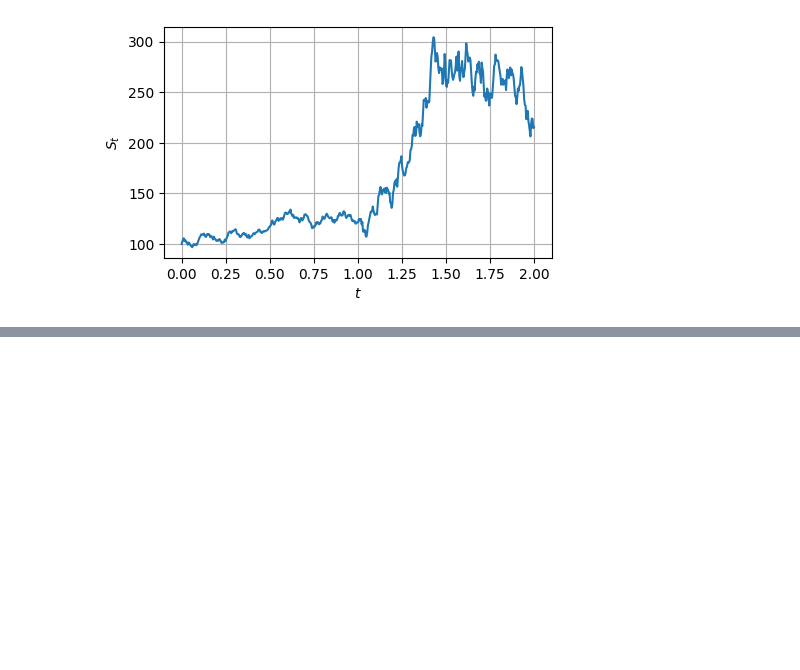
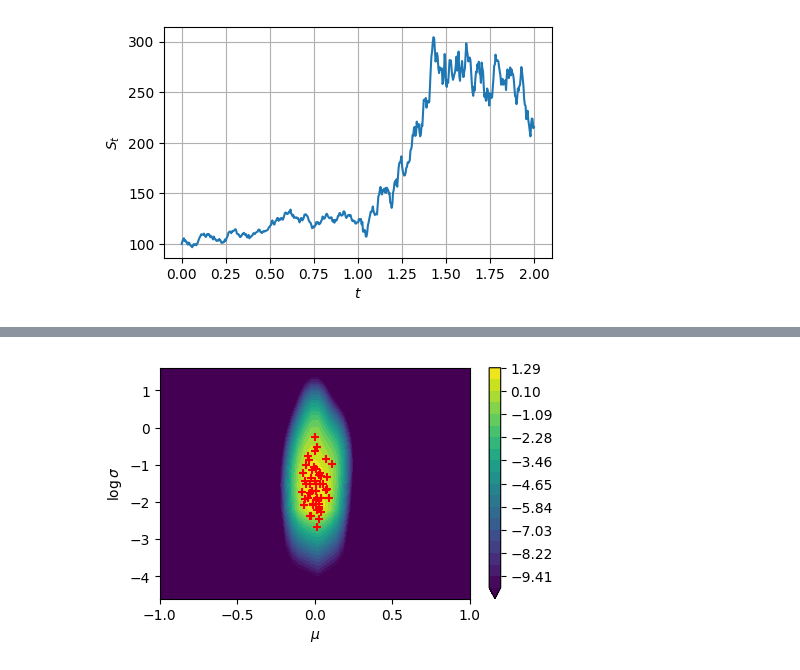
Before and after one commit to NinoCourtecuisse/MastersThesis, a Jupyter notebook: models/test.ipynb, the cells around one changed output, grey strips where cells are left out. Saved outputs shown, nothing was run; the diff lists cells and outputs as text; code cells hidden in the pictures; blank space fills up the shorter version.

```diff
--- a/models/test.ipynb
+++ b/models/test.ipynb
@@ -77,0 +76,5 @@ fig = pc.plot_posterior(data1)
+# %%
+pc.update_prior()
+fig = pc.plot(background='prior')
+# %% [output]
+[figure, added]
```
Also changed, not shown: parts of 4 cells of this notebook, 2 other files.
